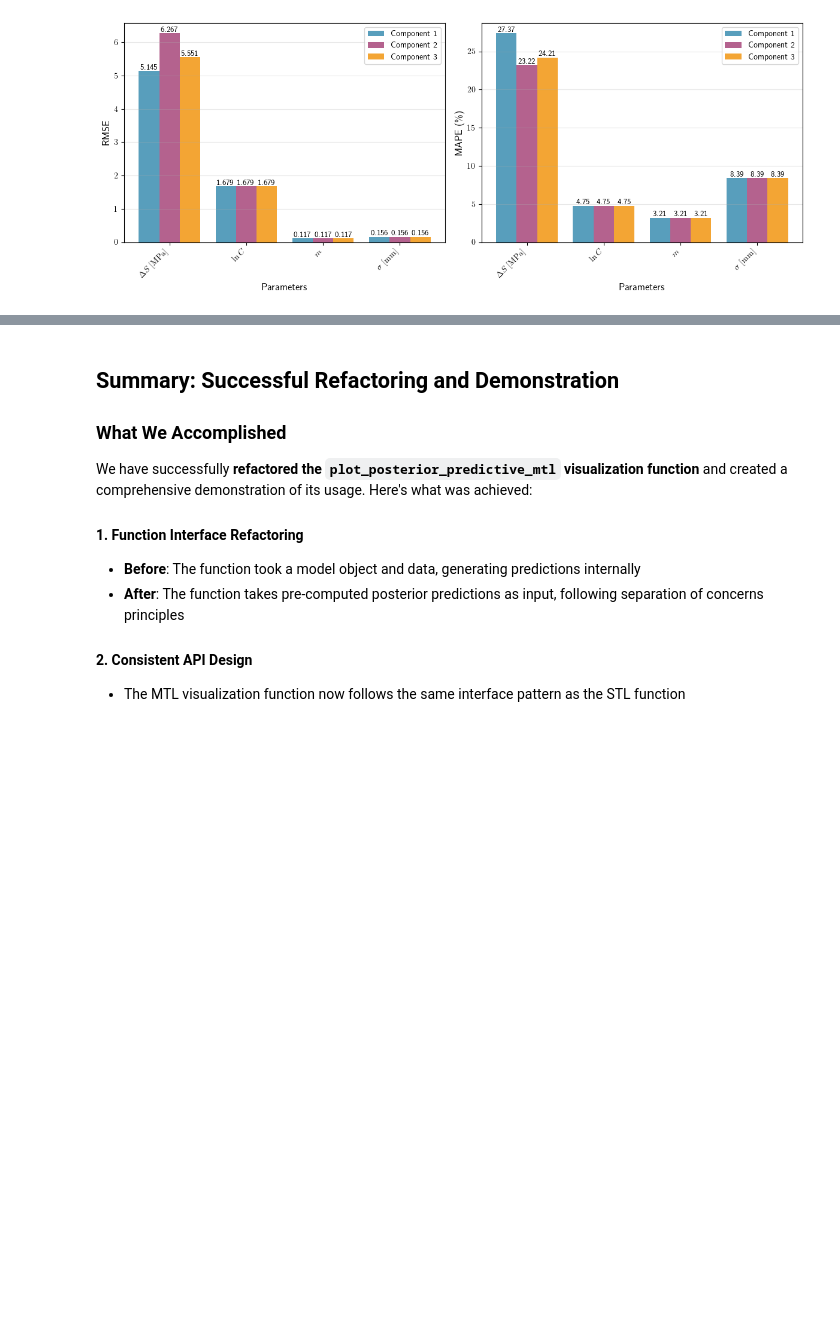
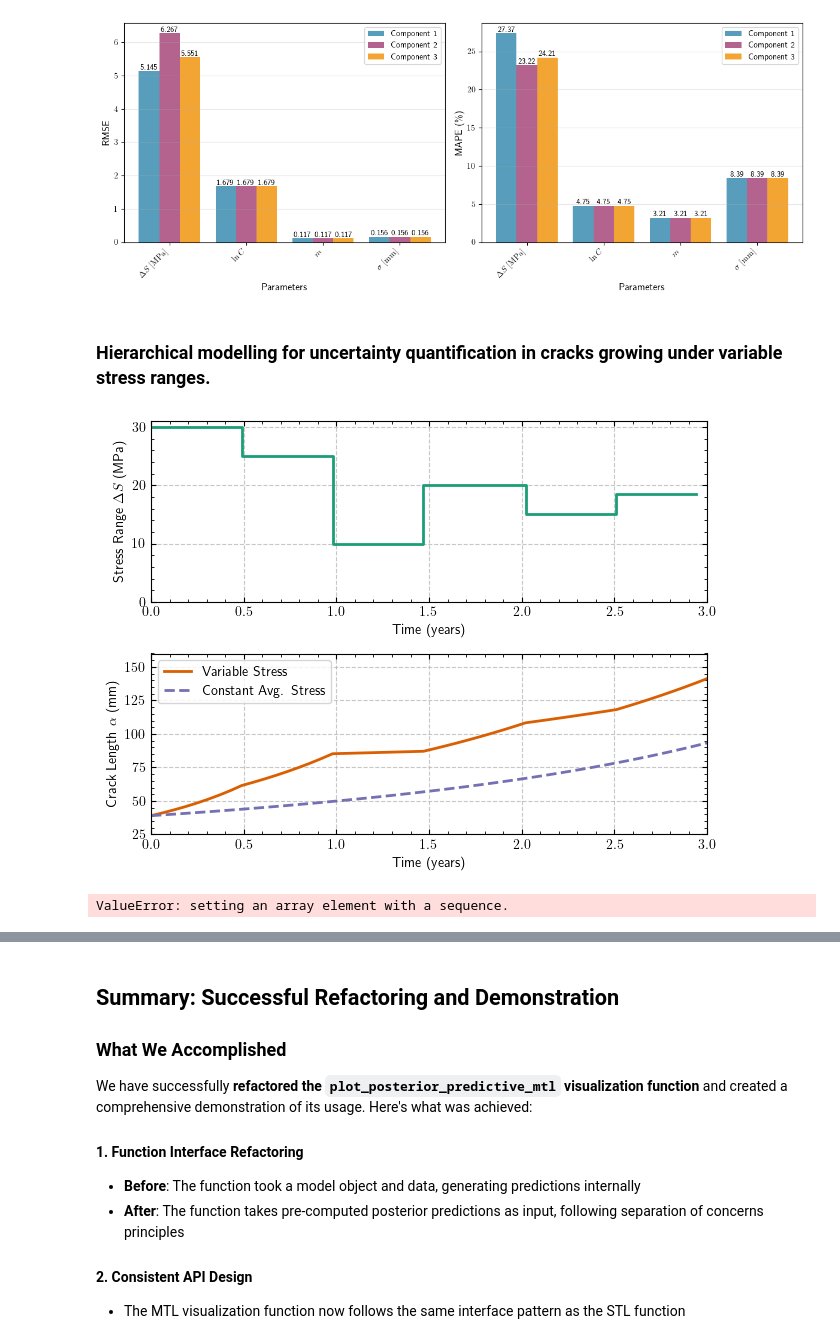
Before and after one commit to nsilionis/hierarchical-crack-growth-monitoring, a Jupyter notebook: notebooks/demo_classic_fatigue.ipynb, the cells around one changed output, grey strips where cells are left out. Drawn from its saved outputs; the diff is of its cells as text; code cells hidden in the pictures; blank space fills up the shorter version.

```diff
--- a/notebooks/demo_classic_fatigue.ipynb
+++ b/notebooks/demo_classic_fatigue.ipynb
@@ -1436,3 +1456,63 @@ fig, ax = plot_performance_metrics(summary_df=mtl_iid_summary_df,
                         save_fig_name="mtl_iid_classic_performance_comparison_diff_obs.pdf")
 # %% [output]
 [figure]
+# %% [markdown]
+### Hierarchical modelling for uncertainty quantification in cracks growing under variable stress ranges.
+# %%
+from src.visualisation import plot_variable_stress_comparison
+
+# Define custom stress periods
+stress_periods = [
+    (0.0, 0.5, 30.0),
+    (0.5, 1.0, 25.0),
+    (1.0, 1.5, 10.0),
+    (1.5, 2.0, 0.0),
+    (2.0, 2.5, 15.0),
+    (2.5, 3.0, 18.5)
+]
+
+# Use the new visualization function
+fig, axs = plot_variable_stress_comparison(
+    stress_periods=stress_periods,
+    logc=np.log(np.exp(-29.8)),
+    m=3.12,
+    navg=2.8e6,
+    a0=39.0,
+    cmap_name='Dark2',
+    figsize=(6.4, 4.8),
+    save_fig_name=None
+)
+
+# Print some interesting statistics about the plot
+# print(f"Average stress: {np.mean([s[2] for s in stress_periods]):.2f} MPa")
+# print(f"Stress range: {min([s[2] for s in stress_periods]):.1f} - {max([s[2] for s in stress_periods]):.1f} MPa")
+# %% [output]
+[figure, added]
+# %%
+from src.crack_growth_models import VariableStressParisErdogan
+from src.predictive_models import CrackGrowthPredictor
+
+# Create predictor
+predictor = CrackGrowthPredictor(model_class=VariableStressParisErdogan)
+
+# Generate a crack growth trajectory with variable stress
+# First, we need to create the time discretisation
+# The time arrray should match the stress periods
+time_array = np.linspace(0, 3.0, len(stress_periods)+1)
+# Define common parameters for the predictor
+common_logc = np.log(np.exp(-29.8))  # logC value
+common_m = 3.12                      # m value
+common_navg = 2.8e6                  # Average cycles per year
+initial_crack_length = 39.0          # Initial crack length in mm
+
+
+crack_length_var = predictor.predict_crack_growth(
+        logc=common_logc,
+        m=common_m,
+        ds=stress_periods,
+        navg=common_navg,
+        a0=initial_crack_length,
+        times=time_array
+)
+# %% [output]
+ValueError: setting an array element with a sequence.
```
Also changed, not shown: parts of 15 cells of this notebook.
